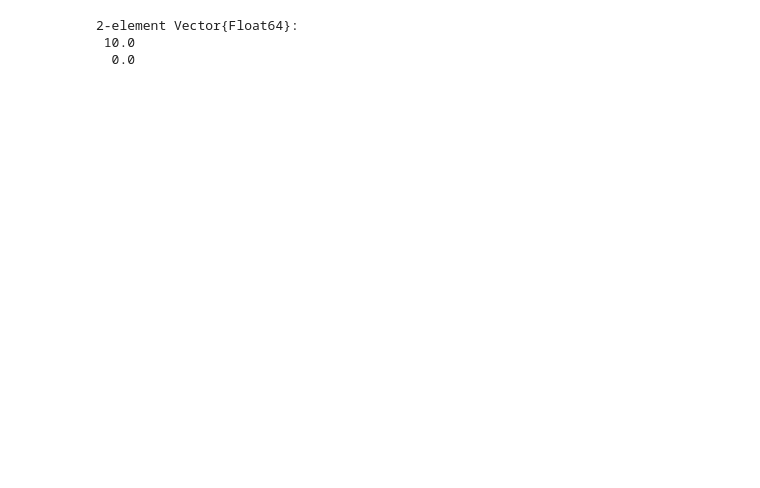
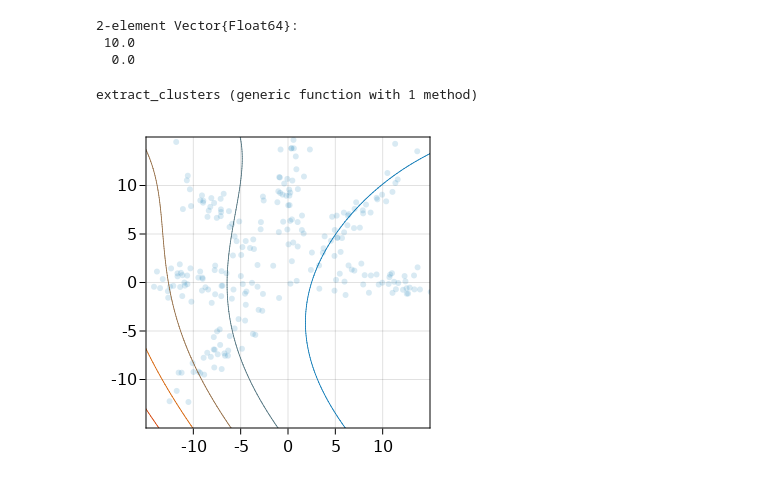
Before and after one commit to biaslab/ReactiveMPPaperExperiments, a Jupyter notebook: notebooks/turing_gaussian_mixture.ipynb, the cells around one changed output. Drawn from its saved outputs; the diff is of its cells as text; code cells hidden in the pictures; blank space fills up the shorter version.

```diff
--- a/notebooks/turing_gaussian_mixture.ipynb
+++ b/notebooks/turing_gaussian_mixture.ipynb
@@ -110,11 +107,11 @@ end;
 # %%
 gmm_model = GaussianMixtureModel(y, 6);
 # %%
-gmm_sampler = Gibbs(PG(60, :z), HMC(0.05, 50, :m, :w))
+gmm_sampler = Gibbs(PG(120, :z), HMC(0.05, 100, :m, :w))
 # %% [output]
 Gibbs{(:z, :m, :w), Tuple{PG{(:z,), AdvancedPS.ResampleWithESSThreshold{typeof(AdvancedPS.resample_systematic), Float64}}, HMC{Turing.Core.ForwardDiffAD{40}, (:m, :w), AdvancedHMC.UnitEuclideanMetric} ...
 # %%
-tchain = sample(gmm_model, gmm_sampler, 250);
+tchain = sample(gmm_model, gmm_sampler, 1000);
 # %%
-Turing.summarize(tchain, Turing.mean, Turing.std)
+smr = Turing.summarize(tchain, Turing.mean, Turing.std)
 # %% [output]
@@ -141,3 +138,72 @@ mixtures[1] |> mean
 2-element Vector{Float64}:
  10.0
   0.0
+# %%
+function extract_clusters(summary, dim, nmixtures)
+    means = []
+    covs  = []
+
+    for nmx in 1:nmixtures
+        mean = zeros(dim)
+        cov  = zeros(dim, dim)
+        for d in 1:dim
+            mean[d] = summary[Symbol("m[$nmx][$d]")].nt.mean[1]
+            for j in 1:dim
+                 cov[d, j] = summary[Symbol("w[$nmx][$d,$j]")].nt.mean[1]
+            end
+        end
+
+        push!(means, mean)
+        push!(covs, cov)
+    end
+
+    return map(e -> MvNormal(e[1], e[2]), zip(means, covs))
+end
+# %% [output]
+extract_clusters (generic function with 1 method)
+# %%
+clusters = extract_clusters(smr, 2, 6);
+# %%
+let
+    @unpack seed, nmixtures, cdistance, angle = params
+
+    sdim    = (n) -> (a) -> map(d -> d[n], a)
+    limits  = (-1.5cdistance, 1.5cdistance)
+    sigmoid = (x) -> 1 / (1 + exp(-x))
+
+    fig = Figure(resolution = (350, 350))
+    ax = Makie.Axis(fig[1, 1])
+
+    ax.xticks = [ -10, -5, 0, 5, 10 ]
+    ax.yticks = [ -10, -5, 0, 5, 10 ]
+
+    xlims!(ax, limits)
+    ylims!(ax, limits)
+
+    palette = fig.scene.palette.color[]
+
+    scatter!(ax,
+        y |> sdim(1), y |> sdim(2),
+        markersize = 6, color = (palette[1], 0.15),
+        label = "Observations"
+    )
+
+    crange  = range(-2cdistance, 2cdistance, step = 0.25)
+    mixing  = ones(nmixtures) ./ nmixtures # mean(mixing_estimated)
+
+    mixture = Distributions.MixtureModel(clusters, mixing)
+
+    c = Makie.wong_colors()
+
+    cobj = contour!(ax,
+        crange, crange, (x, y) -> pdf(mixture, [ x, y ]),
+        levels = 7, colorbar = true, linewidth = 0.8, overdraw = true,
+        colormap = cgrad([ c[1], c[6], :red3 ])
+    )
+
+    # Colorbar(fig[1, 2], cobj)
+
+    @saveplot fig "gmm_inference_turing"
+end
+# %% [output]
+[figure, added]
```
Also changed, not shown: parts of 6 cells of this notebook, 7 other files.
